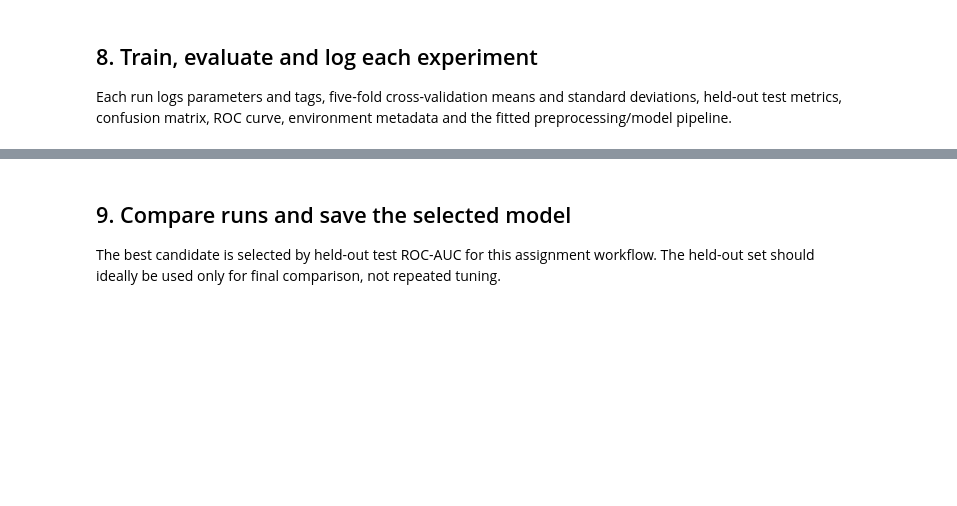
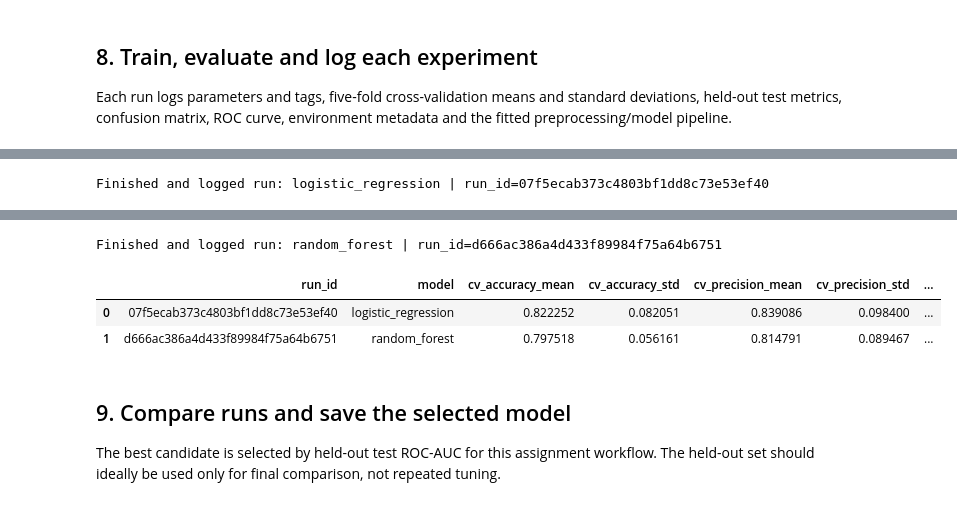
Before and after one commit to 2025ct05044-cmd/MLOps-Assignment, a Jupyter notebook: Notebook/03_MLflow_Experiment_Tracking.ipynb, the cells around one changed output, grey strips where cells are left out. Drawn from its saved outputs; the diff is of its cells as text; code cells hidden in the pictures; blank space fills up the shorter version.

```diff
--- a/Notebook/03_MLflow_Experiment_Tracking.ipynb
+++ b/Notebook/03_MLflow_Experiment_Tracking.ipynb
@@ -119,11 +135,27 @@ print("MLflow plots directory:", SCREENSHOTS_DIR)
 ## 4. Configure the MLflow experiment
 MLflow stores local run records under the repository's `mlruns/` directory. Colab storage is temporary, so download or copy artifacts before ending the runtime.
 # %%
-mlflow.set_tracking_uri(MLRUNS_DIR.resolve().as_uri())
+from pathlib import Path
+import mlflow
+
+# Use the existing project directory
+MLRUNS_DIR = Path(MLRUNS_DIR)
+MLRUNS_DIR.mkdir(parents=True, exist_ok=True)
+
+# Store experiment metadata in SQLite
+MLFLOW_DB = MLRUNS_DIR.parent / "mlflow.db"
+TRACKING_URI = f"sqlite:///{MLFLOW_DB.resolve().as_posix()}"
+
+mlflow.set_tracking_uri(TRACKING_URI)
+
 EXPERIMENT_NAME = "heart-disease-model-development"
+
+# Create the experiment if it doesn't already exist
 mlflow.set_experiment(EXPERIMENT_NAME)
 
 experiment = mlflow.get_experiment_by_name(EXPERIMENT_NAME)
+
 print("Tracking URI:", mlflow.get_tracking_uri())
 print("Experiment ID:", experiment.experiment_id)
 print("Experiment name:", experiment.name)
+print("Database exists:", MLFLOW_DB.exists())
@@ -358,9 +442,10 @@ for model_name, config in model_configs.items():
 
         # Log the fitted preprocessing + model pipeline as an MLflow artifact
         model_info = mlflow.sklearn.log_model(
-            sk_model=pipeline,
-            artifact_path="model",
-            input_example=X_test.head(3),
+          sk_model=pipeline,
+          name=f"{model_name.lower().replace(' ', '_')}_model",
+          serialization_format="pickle",
+          input_example=X_train.head(3),
         )
 
         run_summaries.append({
@@ -378,3 +463,4 @@ run_summary_df = pd.DataFrame(run_summaries).sort_values(
 ).reset_index(drop=True)
 
 display(run_summary_df)
+# %% [output]
@@ -380,0 +468 @@ display(run_summary_df)
+Finished and logged run: logistic_regression | run_id=07f5ecab373c4803bf1dd8c73e53ef40
@@ -381,3 +470,7 @@ display(run_summary_df)
+Finished and logged run: random_forest | run_id=d666ac386a4d433f89984f75a64b6751
+|  | run_id | model | cv_accuracy_mean | cv_accuracy_std | cv_precision_mean | cv_precision_std | ... |
+| 0 | 07f5ecab373c4803bf1dd8c73e53ef40 | logistic_regression | 0.822252 | 0.082051 | 0.839086 | 0.098400 | ... |
+| 1 | d666ac386a4d433f89984f75a64b6751 | random_forest | 0.797518 | 0.056161 | 0.814791 | 0.089467 | ... |
 # %% [markdown]
 ## 9. Compare runs and save the selected model
 The best candidate is selected by held-out test ROC-AUC for this assignment workflow. The held-out set should ideally be used only for final comparison, not repeated tuning.
```
Also changed, not shown: parts of 17 cells of this notebook.
